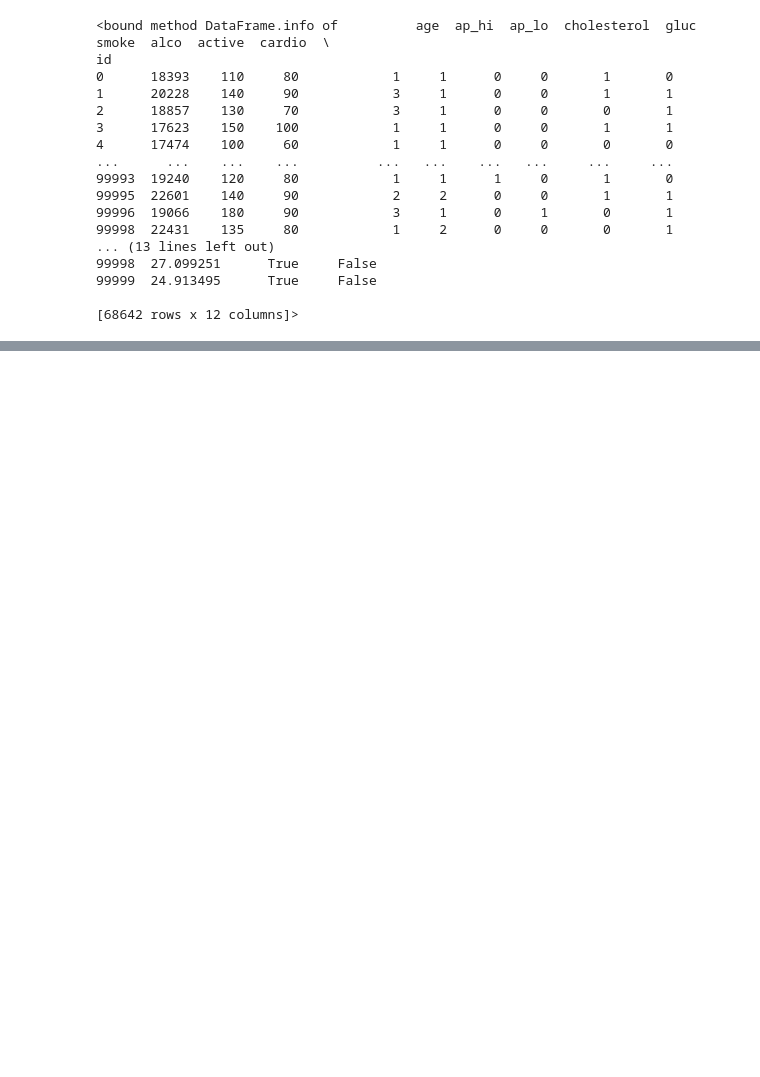
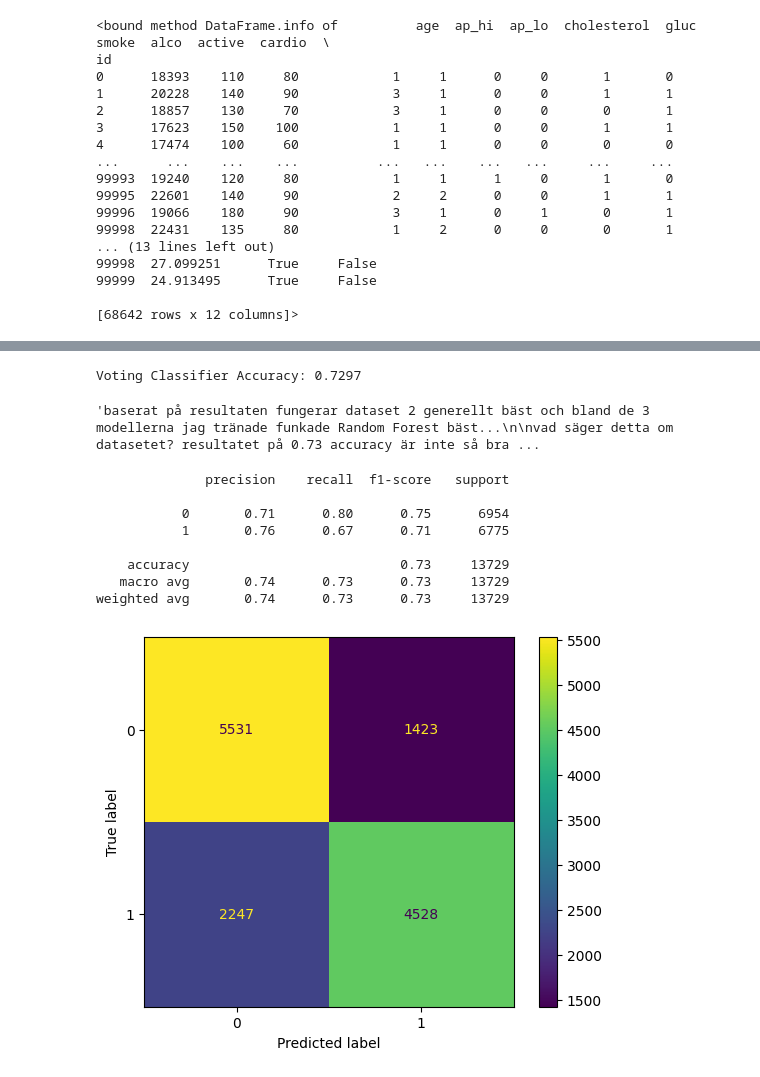
Before and after one commit to Ludwilton/Medical-predictions-lab, a Jupyter notebook: modelsensembleval.ipynb, the cells around one changed output, grey strips where cells are left out. Cells and saved outputs as stored; diff of their text form; code cells hidden in the pictures; blank space fills up the shorter version.

Commit message:
lab report start

```diff
--- a/modelsensembleval.ipynb
+++ b/modelsensembleval.ipynb
@@ -76,10 +80,9 @@ knn = KNeighborsClassifier()
 # %%
 rf_param_grid = {
     "n_estimators": [100, 150, 200],
-    "max_features": ["auto"],
-    "max_depth": [10,20,None],
+    "max_depth": [5,10,20,None],
     "min_samples_split": [2, 5],
-    "min_samples_leaf": [1, 2],
+    "min_samples_leaf": [1, 2, 4, 8],
 }
 
 l1_ratio = np.linspace(0, 1, 20)
@@ -91,7 +94,7 @@ lr_param_grid = {
 }
 
 knn_param_grid = {
-    "n_neighbors": [3, 5, 7, 9, 11, 15],
+    "n_neighbors": [11, 15 ,20 ,25 ,30,50],
     "weights": ["uniform", "distance"],
 }
 # %%
@@ -152,0 +248,54 @@ KeyboardInterrupt:
+# %%
+vote_clf = VotingClassifier(
+    estimators=[
+        ("rf", results["random forest set2"]["model"]),
+        ("lr", results["Logistic regression set2"]["model"]),
+        ("knn", results["KNN set2"]["model"])
+    ],
+    voting="hard"
+)
+# litet trick jag lärde mig på nätet :)
+# min gridsearch sparar modellen i results, så att jag kan använda den direkt i voting classifier
+
+
+vote_clf.fit(norm_X2_train, y2_train)
+
+y_pred = vote_clf.predict(norm_X2_test)
+
+accuracy = accuracy_score(y2_test, y_pred)
+print(f"Voting Classifier Accuracy: {accuracy:.4f}")
+# %% [output]
+Voting Classifier Accuracy: 0.7297
+# %%
+"""baserat på resultaten fungerar dataset 2 generellt bäst och bland de 3 modellerna jag tränade funkade Random Forest bäst...
+
+vad säger detta om datasetet? resultatet på 0.73 accuracy är inte så bra,
+det saknas alltså en del information i datasetet som gör att modellerna inte kan generalisera bra. Jag skulle förutspå att en familj-historik feature skulle göra susen, hjärtsjukdomar är ju ofta genetiskt.
+
+"""
+# %% [output]
+'baserat på resultaten fungerar dataset 2 generellt bäst och bland de 3 modellerna jag tränade funkade Random Forest bäst...\n\nvad säger detta om datasetet? resultatet på 0.73 accuracy är inte så bra ...
+# %%
+# concat val och train
+
+
+
+def evaluate_model(model, X_train, X_test, y_train, y_test):
+    model.fit(X_train, y_train)
+    y_pred = model.predict(X_test)
+
+    print(classification_report(y_test, y_pred))
+    cm = confusion_matrix(y_test, y_pred)
+    ConfusionMatrixDisplay(cm).plot()
+
+evaluate_model(results["random forest set2"]["model"], norm_X2_train, norm_X2_test, y2_train, y2_test)
+# %% [output]
+              precision    recall  f1-score   support
+
+           0       0.71      0.80      0.75      6954
+           1       0.76      0.67      0.71      6775
+
+    accuracy                           0.73     13729
+   macro avg       0.74      0.73      0.73     13729
+weighted avg       0.74      0.73      0.73     13729
+[figure, added]
```
Also changed, not shown: parts of 7 cells of this notebook, 6 other files.
